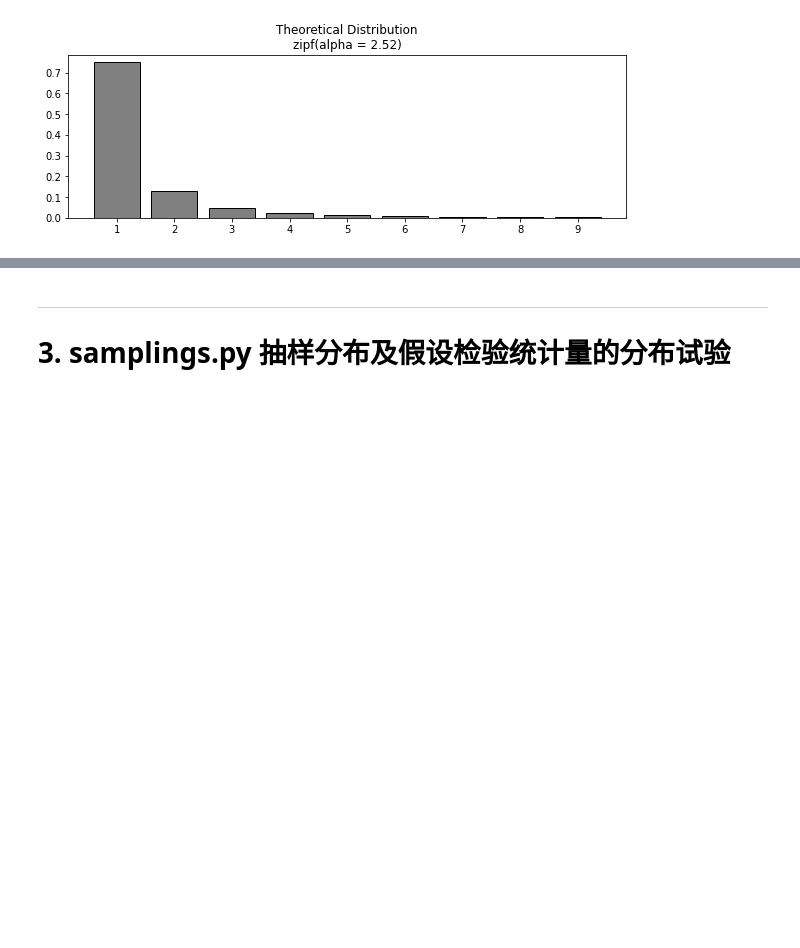
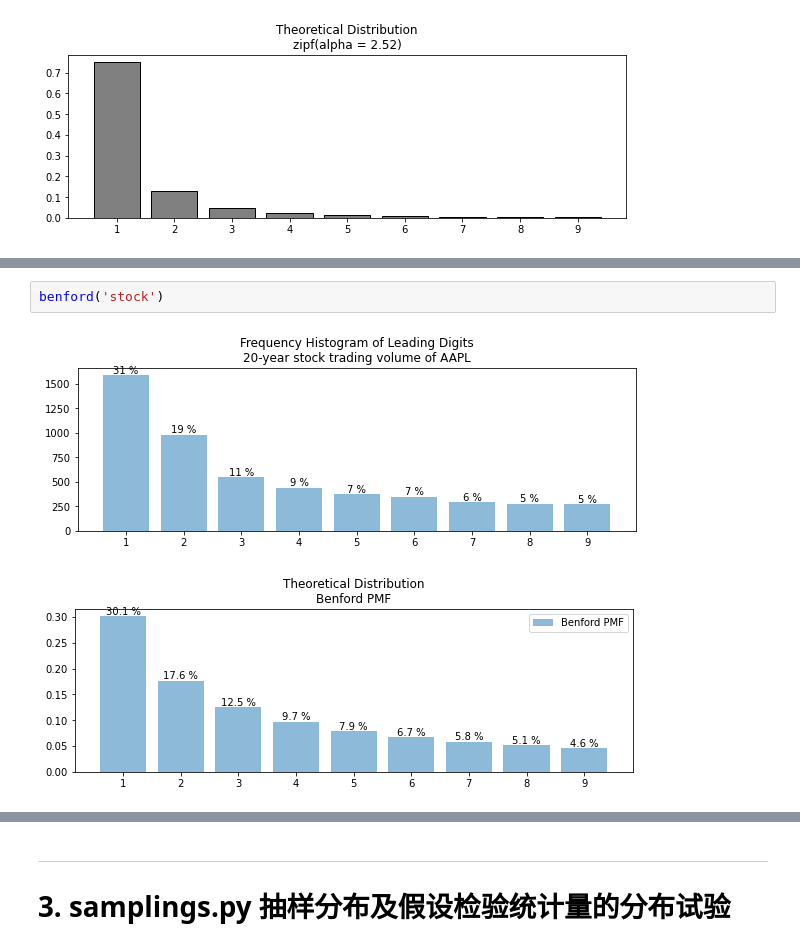
Before and after one commit to zhangys11/mc, a Jupyter notebook: demo.ipynb, the cells around one changed output, grey strips where cells are left out. Cells and saved outputs as stored; diff of their text form; blank space fills up the shorter version.

Commit message:
benford law

```diff
--- a/demo.ipynb
+++ b/demo.ipynb
@@ -240,0 +252,5 @@ paper_clips(num_rounds = 10000, num_clips_k = 4)
+# %%
+benford('stock')
+# %% [output]
+[figure, added]
+[figure, added]
```
Also changed, not shown: parts of 5 cells of this notebook, 8 other files.
